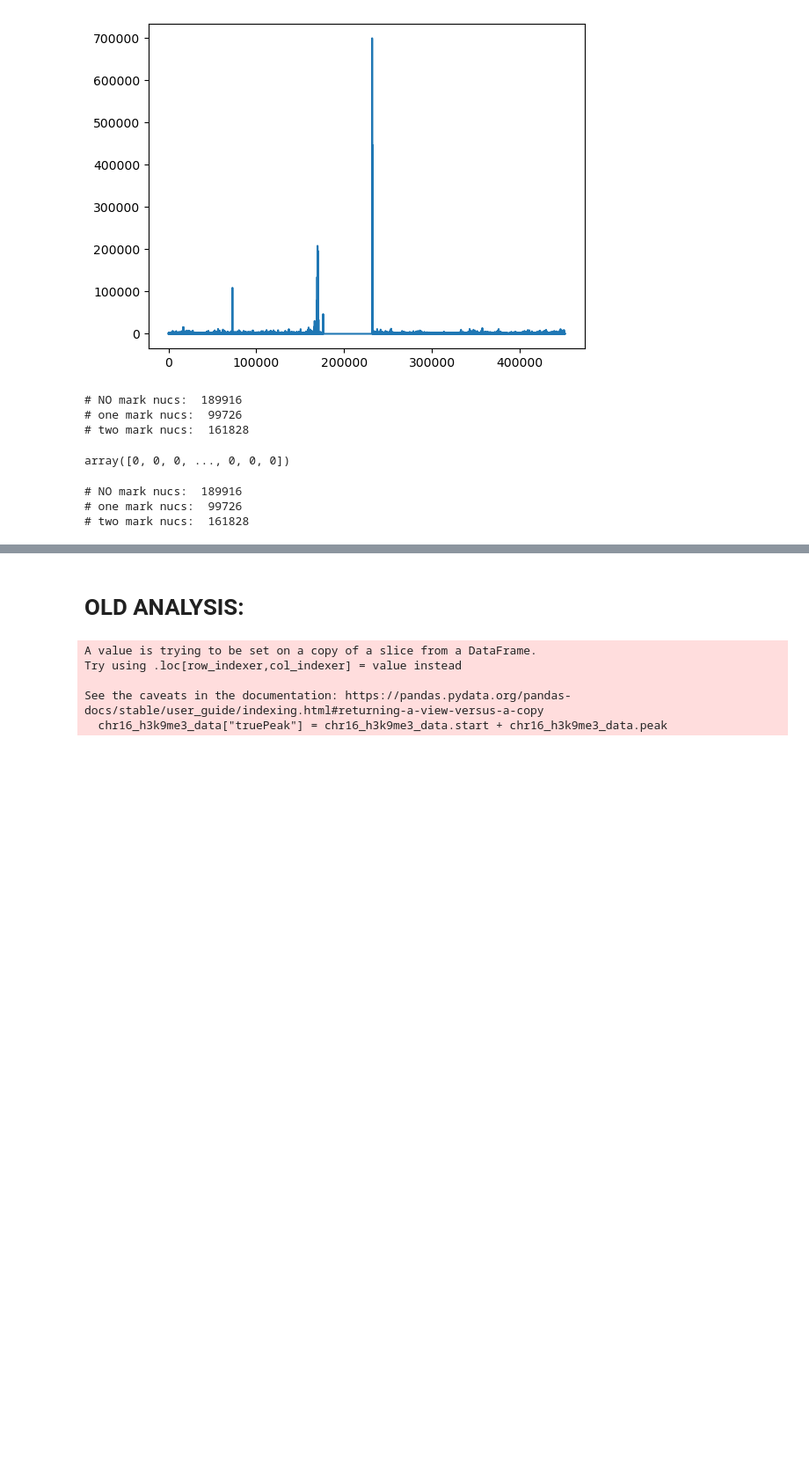
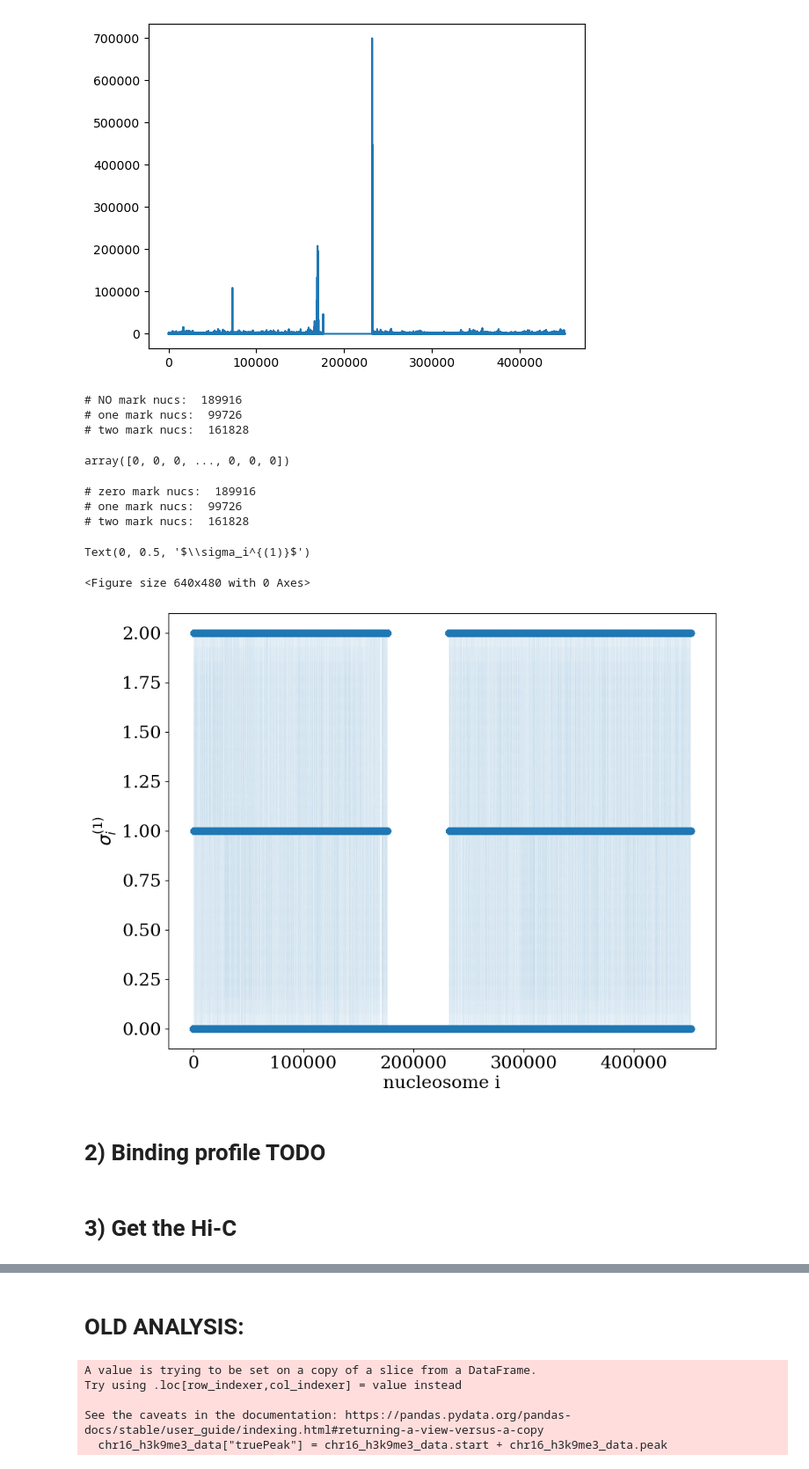
Before and after one commit to tmhabte/wlcsim_membrane, a Jupyter notebook: config_binding/Hi-C_MLP.ipynb, the cells around one changed output, grey strips where cells are left out. Shown at 88% size. Drawn from its saved outputs; the diff is of its cells as text; code cells hidden in the pictures; blank space fills up the shorter version.

Commit message:
Hi-C and Mark profile

```diff
--- a/config_binding/Hi-C_MLP.ipynb
+++ b/config_binding/Hi-C_MLP.ipynb
@@ -121,10 +106,31 @@ marks_1[np.where(h3k9me3_signal_nuc<one_mark_cutoff)] = 0
 marks_1[np.where(1*(h3k9me3_signal_nuc>=one_mark_cutoff) * 1*(h3k9me3_signal_nuc<two_mark_cutoff))] = 1
 marks_1[np.where(h3k9me3_signal_nuc>=two_mark_cutoff)] = 2
 # %%
-print("# NO mark nucs: ", np.sum(marks_1==0))
+print("# zero mark nucs: ", np.sum(marks_1==0))
 print("# one mark nucs: ",  np.sum(marks_1==1))
 print("# two mark nucs: ", np.sum(marks_1==2))
 # %% [output]
-# NO mark nucs:  189916
+# zero mark nucs:  189916
 # one mark nucs:  99726
 # two mark nucs:  161828
+# %%
+fig = plt.figure()
+plt.figure(figsize=(10,8))
+
+font = {'family' : 'serif',
+        'weight':'normal',
+        'size': 18}
+plt.rc('font', **font)
+
+plt.plot(np.arange(len(marks_1)), marks_1, linewidth = 0.01)
+plt.scatter(np.arange(len(marks_1)), marks_1)
+plt.xlabel("nucleosome i")
+plt.ylabel(r"$\sigma_i^{(1)}$")
+# %% [output]
+Text(0, 0.5, '$\\sigma_i^{(1)}$')
+<Figure size 640x480 with 0 Axes>
+[figure, added]
+# %% [markdown]
+# 2) Binding profile TODO
+# %% [markdown]
+# 3) Get the Hi-C
```
Also changed, not shown: parts of 23 cells of this notebook.
